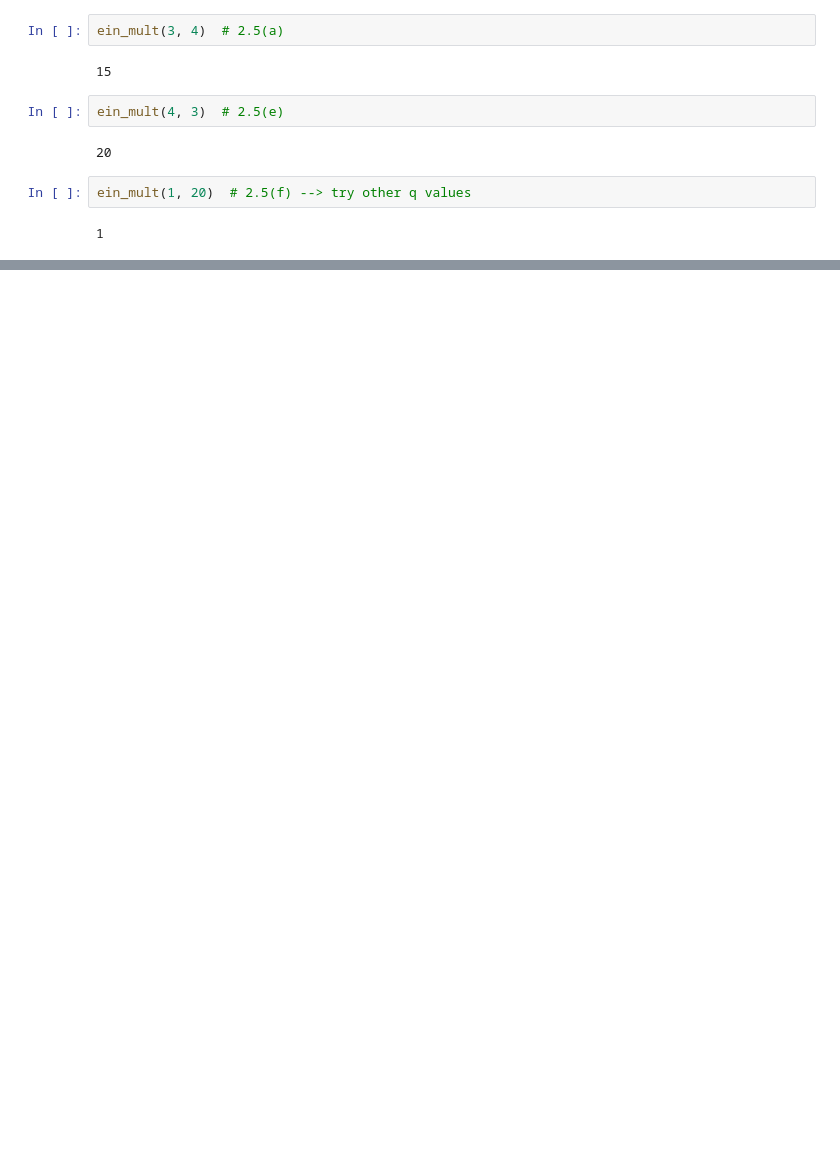
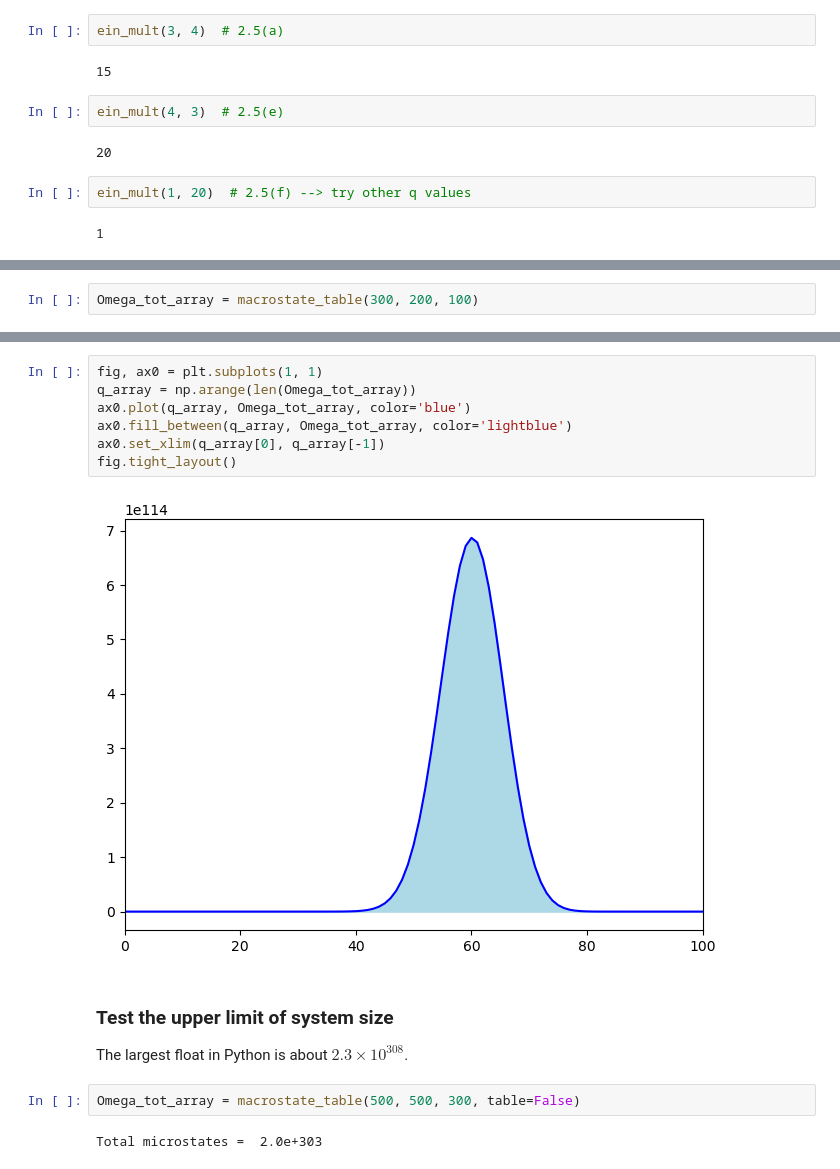
Before and after one commit to furnstahl/Physics-5600, a Jupyter notebook: Einstein_solid_counting.ipynb, the cells around one changed output, grey strips where cells are left out. Drawn from its saved outputs; the diff is of its cells as text; blank space fills up the shorter version.

```diff
--- a/Einstein_solid_counting.ipynb
+++ b/Einstein_solid_counting.ipynb
@@ -69,0 +128,2 @@ fig.tight_layout()
+# %%
+Omega_tot_array = macrostate_table(300, 200, 100)
@@ -69,0 +148,17 @@ fig.tight_layout()
+# %%
+fig, ax0 = plt.subplots(1, 1)
+q_array = np.arange(len(Omega_tot_array))
+ax0.plot(q_array, Omega_tot_array, color='blue')
+ax0.fill_between(q_array, Omega_tot_array, color='lightblue')
+ax0.set_xlim(q_array[0], q_array[-1])
+fig.tight_layout()
+# %% [output]
+[figure, added]
+# %% [markdown]
+### Test the upper limit of system size
+
+The largest float in Python is about $2.3\times 10^{308}$.
+# %%
+Omega_tot_array = macrostate_table(500, 500, 300, table=False)
+# %% [output]
+Total microstates =  2.0e+303
```
Also changed, not shown: parts of 18 cells of this notebook.
